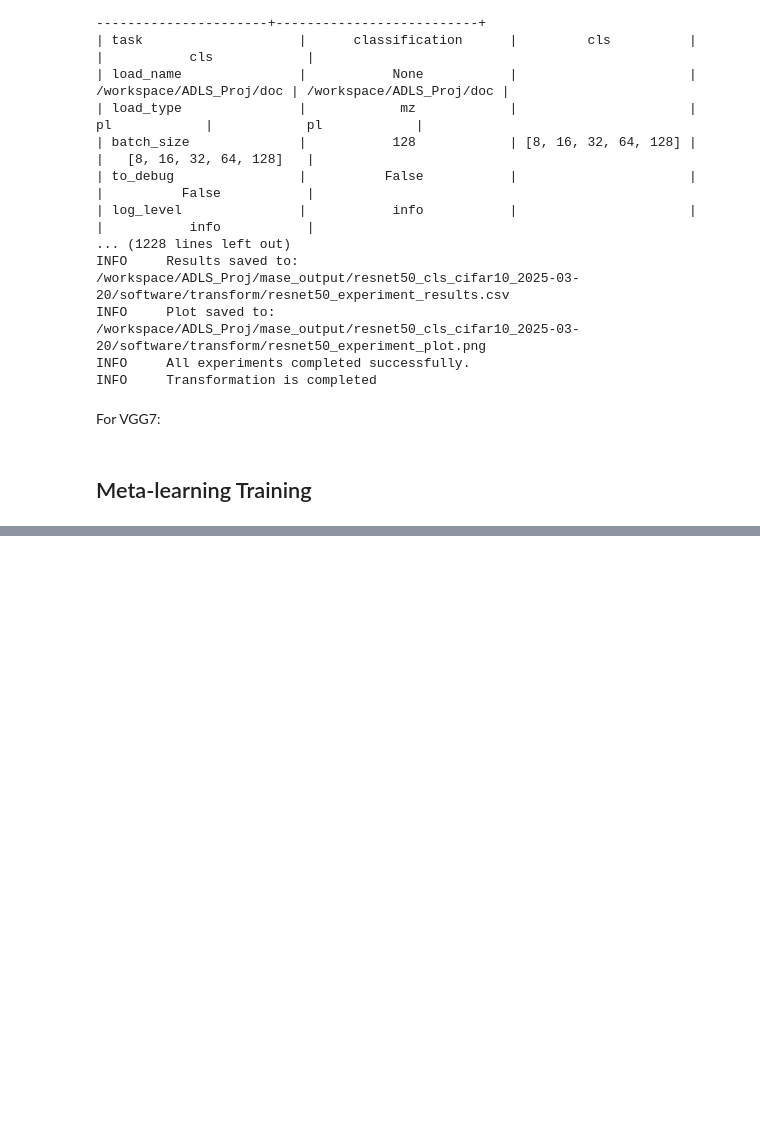
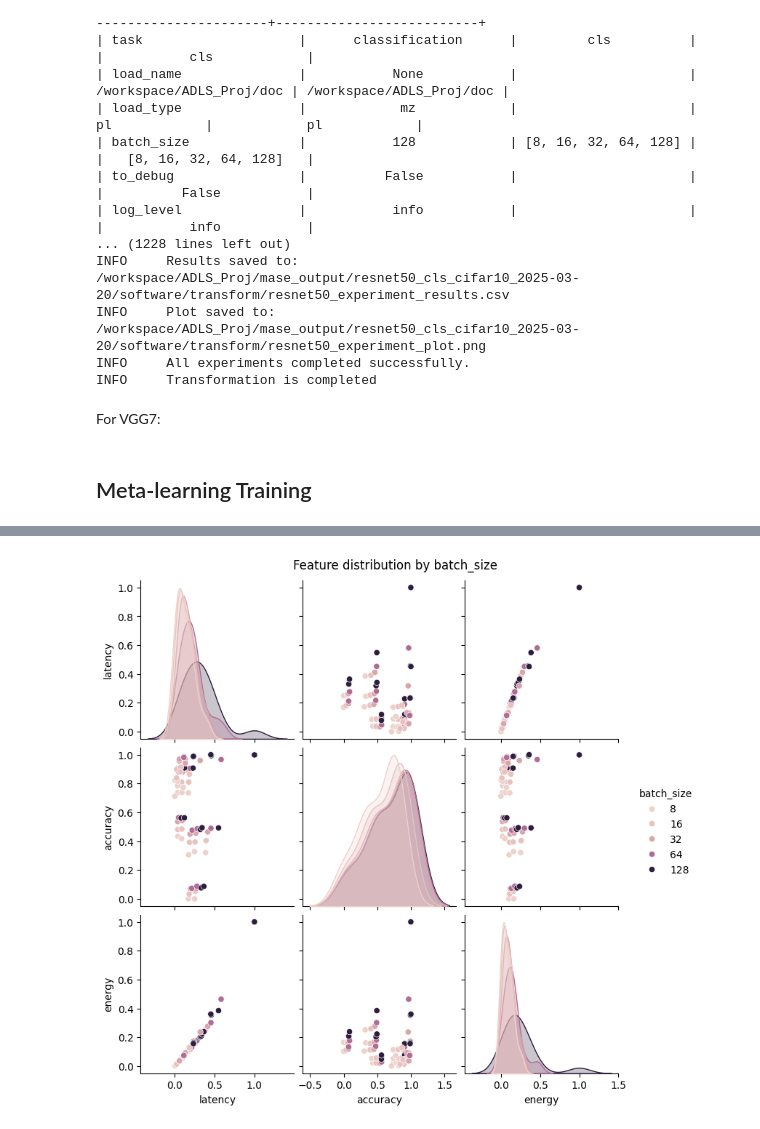
Before and after one commit to Jacoo-ai/ADLS, a Jupyter notebook: docs/tutorials/proj/tensorRT_meta.ipynb, the cells around one changed output, grey strips where cells are left out. Drawn from its saved outputs; the diff is of its cells as text; code cells hidden in the pictures; blank space fills up the shorter version.

Commit message:
add data visualization

```diff
--- a/docs/tutorials/proj/tensorRT_meta.ipynb
+++ b/docs/tutorials/proj/tensorRT_meta.ipynb
@@ -81,6 +81,9 @@ VGG7_CHECKPOINT_PATH = "/workspace/ADLS_Proj/docs/tutorials/proj/model/resnet50/
 ## Meta-learning Training
 # %%
 # Import necessary libraries
+from pathlib import Path
+import random
+from matplotlib import pyplot as plt
 import pandas as pd
 from sklearn.preprocessing import MinMaxScaler, LabelEncoder
 from sklearn.model_selection import train_test_split
@@ -90,6 +93,16 @@ import torch.optim as optim
 import numpy as np
 import glob
 import os
+import seaborn as sns
+
+# Set seeds to reproduce
+seed = 42
+random.seed(seed)
+np.random.seed(seed)
+torch.manual_seed(seed)
+torch.cuda.manual_seed_all(seed)
+torch.backends.cudnn.deterministic = True
+torch.backends.cudnn.benchmark = False
 
 # Load csv results
 csv_files = glob.glob("results/A100/*.csv")
@@ -99,6 +112,12 @@ df = pd.concat(df_list, ignore_index=True)
 # Normalize numerical features: latency, accuracy, energy
 scaler = MinMaxScaler()
 df[["latency", "accuracy", "energy"]] = scaler.fit_transform(df[["latency", "accuracy", "energy"]])
+
+# Visualize data distribution
+plot_path = Path("feature_distribution_by_batch_size.png")
+sns_plot = sns.pairplot(df, hue="batch_size", vars=["latency", "accuracy", "energy"])
+plt.suptitle("Feature distribution by batch_size", y=1.02)
+plt.savefig(plot_path, dpi=150, bbox_inches="tight")
 
 # Encode categorical labels to integer indices
 model_le = LabelEncoder()
@@ -316 +335,2 @@ Quant Method Accuracy: 0.7000
 Full Match Accuracy:   0.0667
+[figure, added]
```
Also changed, not shown: parts of 1 cell of this notebook, 1 other file.
